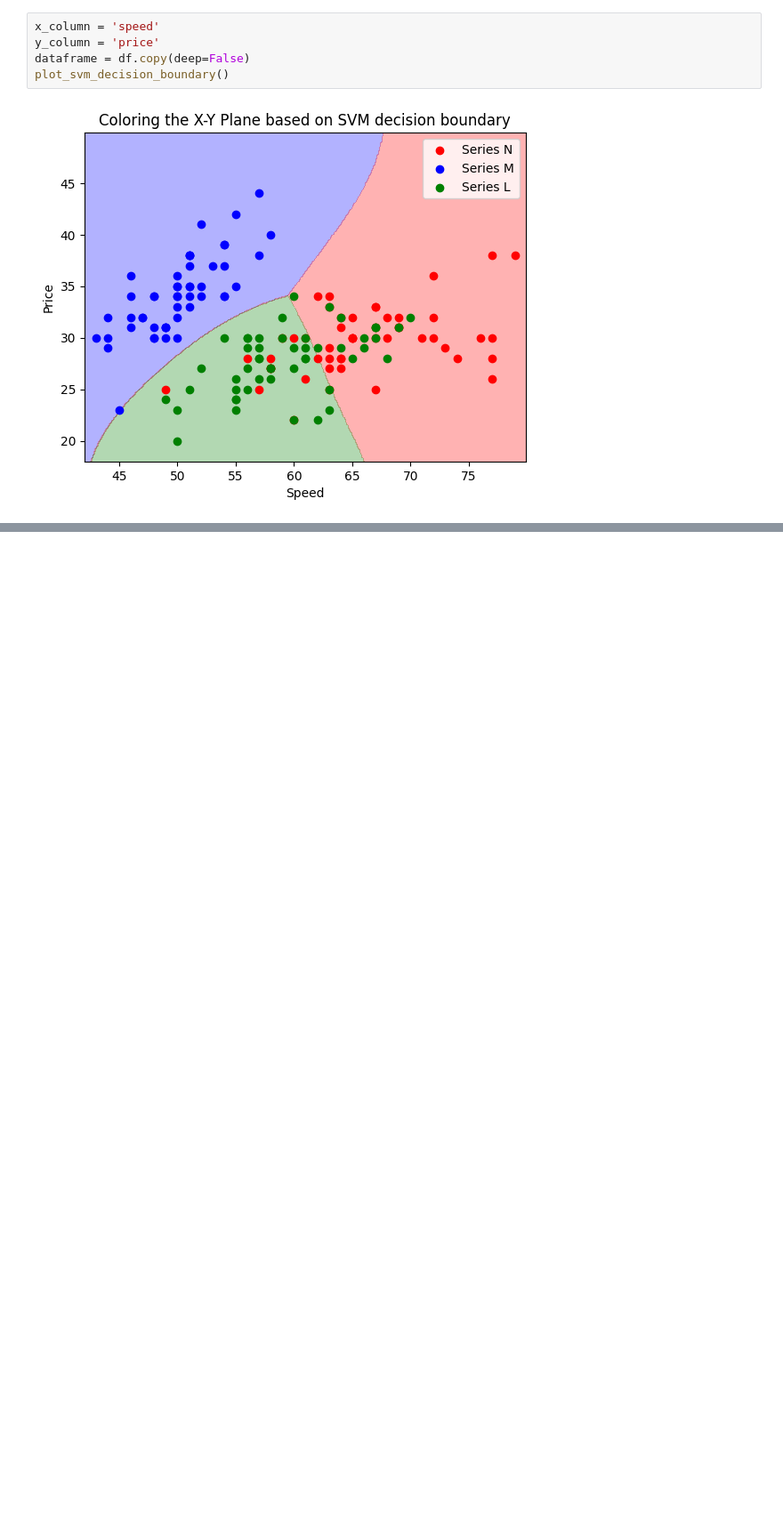
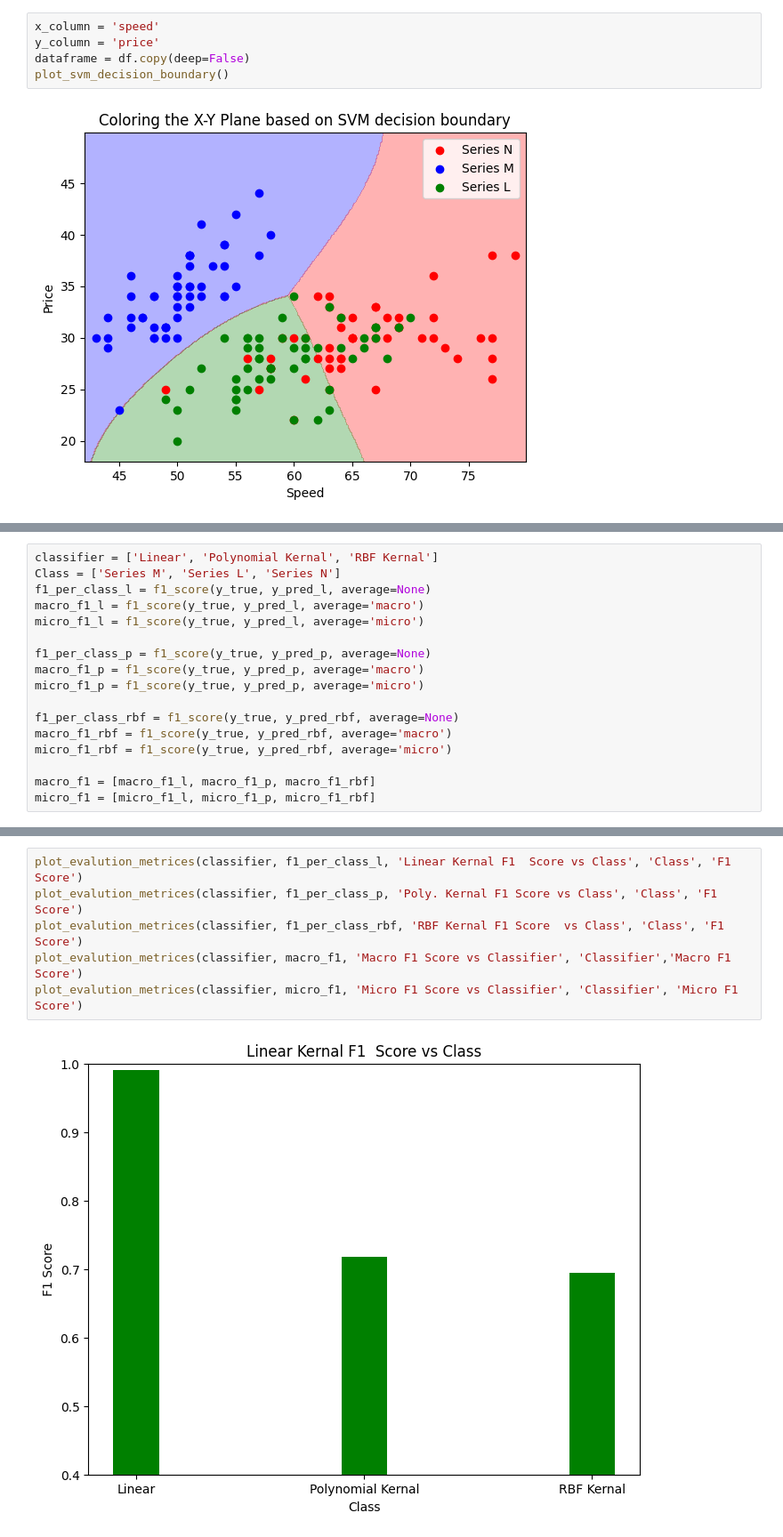
Before and after one commit to Aditya-Y-29/ML-Assignments, a Jupyter notebook: Assignment-2/Task2.ipynb, the cells around one changed output, grey strips where cells are left out. Shown: that part at 89% size. Drawn from its saved outputs; the diff is of its cells as text; blank space fills up the shorter version.

```diff
--- a/Assignment-2/Task2.ipynb
+++ b/Assignment-2/Task2.ipynb
@@ -488,0 +589,17 @@ plot_svm_decision_boundary()
+# %%
+classifier = ['Linear', 'Polynomial Kernal', 'RBF Kernal']
+Class = ['Series M', 'Series L', 'Series N']
+f1_per_class_l = f1_score(y_true, y_pred_l, average=None)
+macro_f1_l = f1_score(y_true, y_pred_l, average='macro')
+micro_f1_l = f1_score(y_true, y_pred_l, average='micro')
+
+f1_per_class_p = f1_score(y_true, y_pred_p, average=None)
+macro_f1_p = f1_score(y_true, y_pred_p, average='macro')
+micro_f1_p = f1_score(y_true, y_pred_p, average='micro')
+
+f1_per_class_rbf = f1_score(y_true, y_pred_rbf, average=None)
+macro_f1_rbf = f1_score(y_true, y_pred_rbf, average='macro')
+micro_f1_rbf = f1_score(y_true, y_pred_rbf, average='micro')
+
+macro_f1 = [macro_f1_l, macro_f1_p, macro_f1_rbf]
+micro_f1 = [micro_f1_l, micro_f1_p, micro_f1_rbf]
@@ -488,0 +618,8 @@ plot_svm_decision_boundary()
+# %%
+plot_evalution_metrices(classifier, f1_per_class_l, 'Linear Kernal F1  Score vs Class', 'Class', 'F1 Score')
+plot_evalution_metrices(classifier, f1_per_class_p, 'Poly. Kernal F1 Score vs Class', 'Class', 'F1 Score')
+plot_evalution_metrices(classifier, f1_per_class_rbf, 'RBF Kernal F1 Score  vs Class', 'Class', 'F1 Score')
+plot_evalution_metrices(classifier, macro_f1, 'Macro F1 Score vs Classifier', 'Classifier','Macro F1 Score')
+plot_evalution_metrices(classifier, micro_f1, 'Micro F1 Score vs Classifier', 'Classifier', 'Micro F1 Score')
+# %% [output]
+[figure, added]
```
Also changed, not shown: parts of 18 cells of this notebook.
